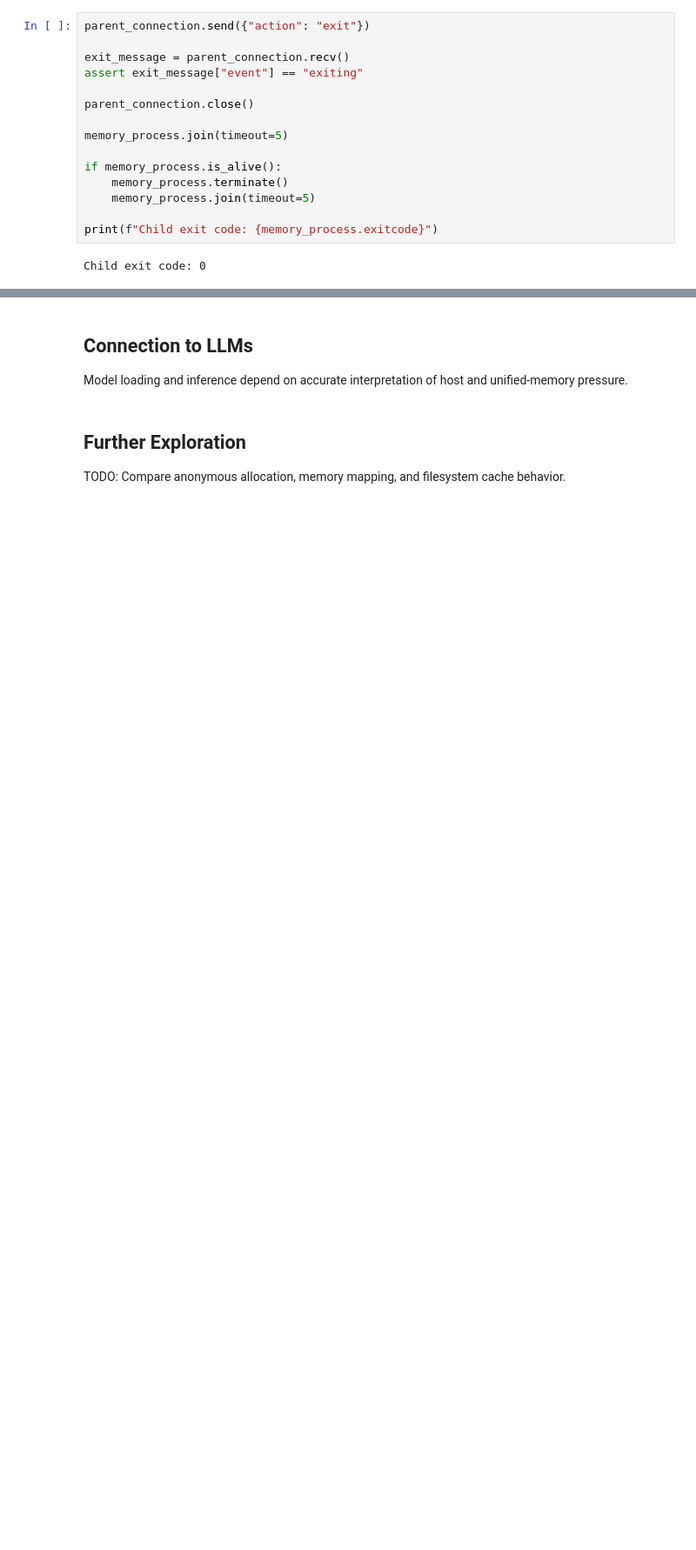
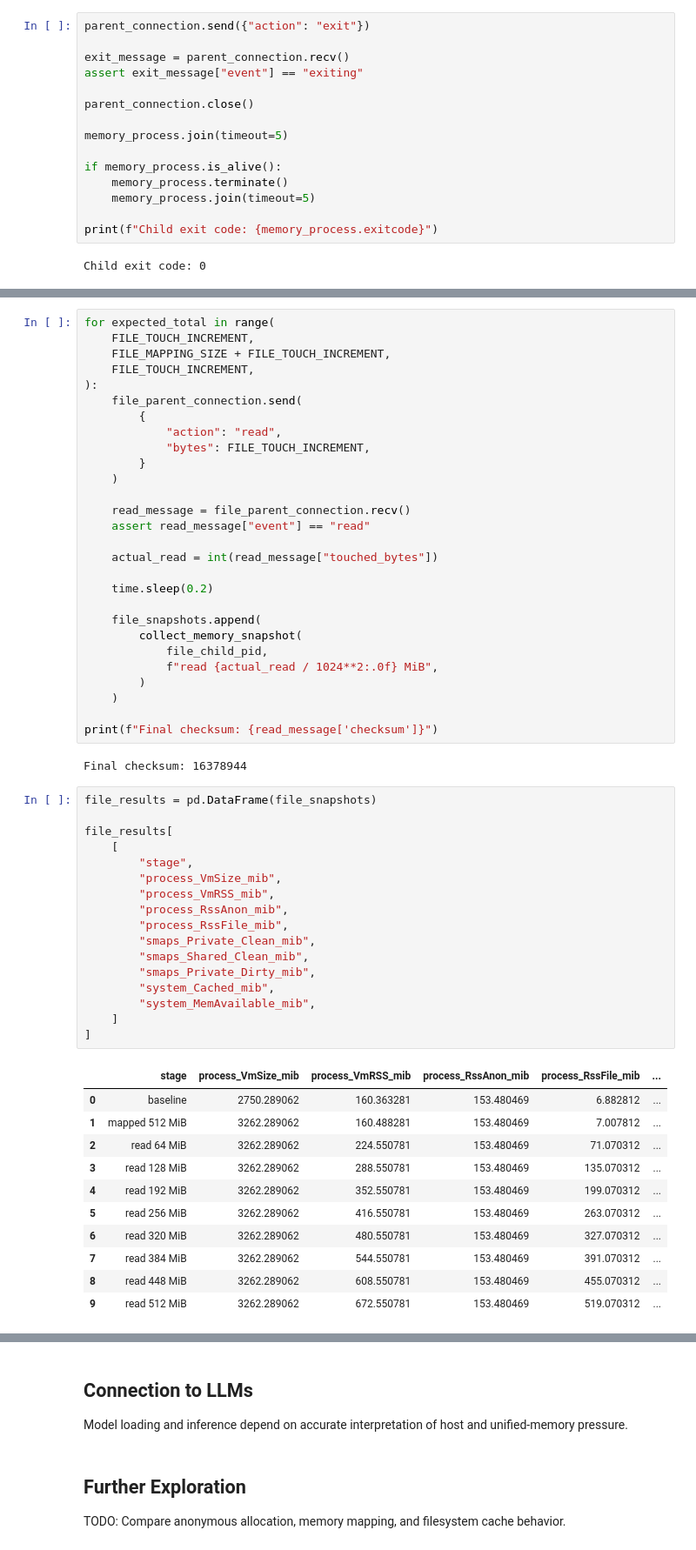
Before and after one commit to coert/dgx-spark-lab, a Jupyter notebook: experiments/00-foundations/03-linux-memory.ipynb, the cells around one changed output, grey strips where cells are left out. Shown at 87% size. Drawn from its saved outputs; the diff is of its cells as text; blank space fills up the shorter version.

```diff
--- a/experiments/00-foundations/03-linux-memory.ipynb
+++ b/experiments/00-foundations/03-linux-memory.ipynb
@@ -597,0 +850,59 @@ Child exit code: 0
+# %%
+for expected_total in range(
+    FILE_TOUCH_INCREMENT,
+    FILE_MAPPING_SIZE + FILE_TOUCH_INCREMENT,
+    FILE_TOUCH_INCREMENT,
+):
+    file_parent_connection.send(
+        {
+            "action": "read",
+            "bytes": FILE_TOUCH_INCREMENT,
+        }
+    )
+
+    read_message = file_parent_connection.recv()
+    assert read_message["event"] == "read"
+
+    actual_read = int(read_message["touched_bytes"])
+
+    time.sleep(0.2)
+
+    file_snapshots.append(
+        collect_memory_snapshot(
+            file_child_pid,
+            f"read {actual_read / 1024**2:.0f} MiB",
+        )
+    )
+
+print(f"Final checksum: {read_message['checksum']}")
+# %% [output]
+Final checksum: 16378944
+# %%
+file_results = pd.DataFrame(file_snapshots)
+
+file_results[
+    [
+        "stage",
+        "process_VmSize_mib",
+        "process_VmRSS_mib",
+        "process_RssAnon_mib",
+        "process_RssFile_mib",
+        "smaps_Private_Clean_mib",
+        "smaps_Shared_Clean_mib",
+        "smaps_Private_Dirty_mib",
+        "system_Cached_mib",
+        "system_MemAvailable_mib",
+    ]
+]
+# %% [output]
+|  | stage | process_VmSize_mib | process_VmRSS_mib | process_RssAnon_mib | process_RssFile_mib | ... |
+| 0 | baseline | 2750.289062 | 160.363281 | 153.480469 | 6.882812 | ... |
+| 1 | mapped 512 MiB | 3262.289062 | 160.488281 | 153.480469 | 7.007812 | ... |
+| 2 | read 64 MiB | 3262.289062 | 224.550781 | 153.480469 | 71.070312 | ... |
+| 3 | read 128 MiB | 3262.289062 | 288.550781 | 153.480469 | 135.070312 | ... |
+| 4 | read 192 MiB | 3262.289062 | 352.550781 | 153.480469 | 199.070312 | ... |
+| 5 | read 256 MiB | 3262.289062 | 416.550781 | 153.480469 | 263.070312 | ... |
+| 6 | read 320 MiB | 3262.289062 | 480.550781 | 153.480469 | 327.070312 | ... |
+| 7 | read 384 MiB | 3262.289062 | 544.550781 | 153.480469 | 391.070312 | ... |
+| 8 | read 448 MiB | 3262.289062 | 608.550781 | 153.480469 | 455.070312 | ... |
+| 9 | read 512 MiB | 3262.289062 | 672.550781 | 153.480469 | 519.070312 | ... |
```
Also changed, not shown: parts of 13 cells of this notebook, 1 other file.
